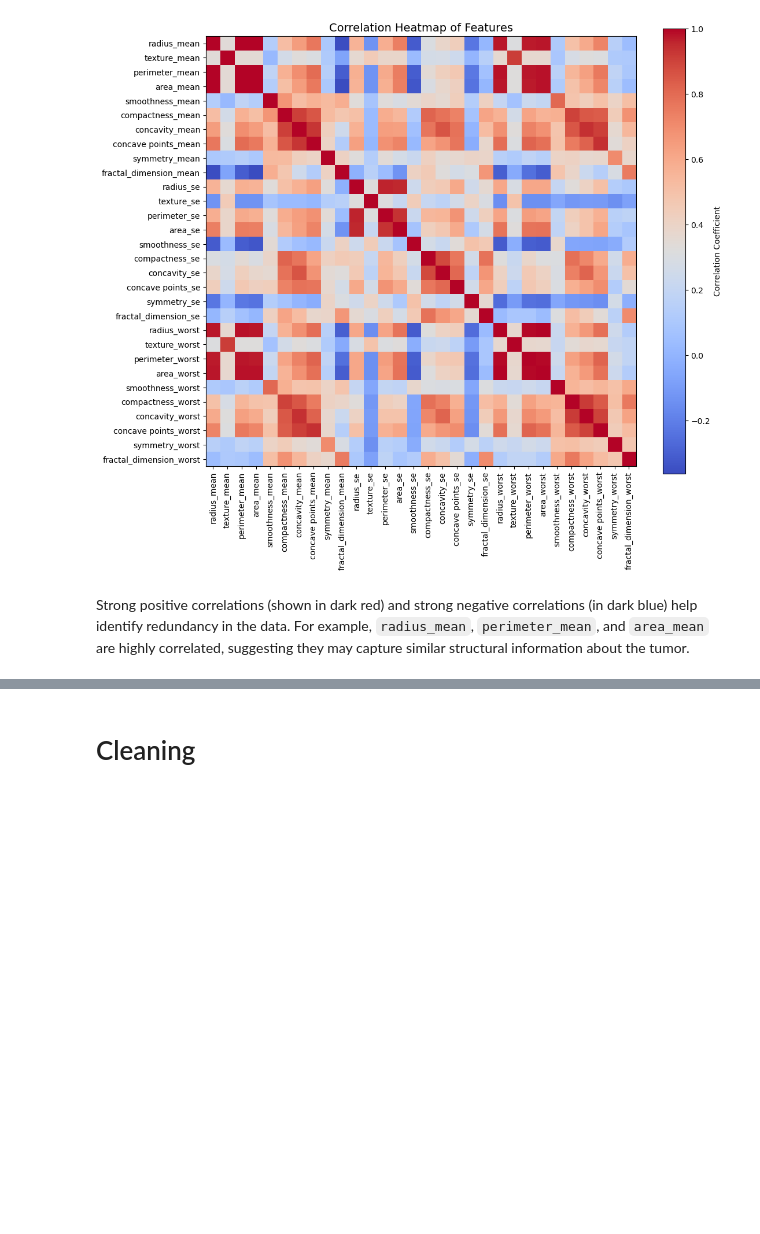
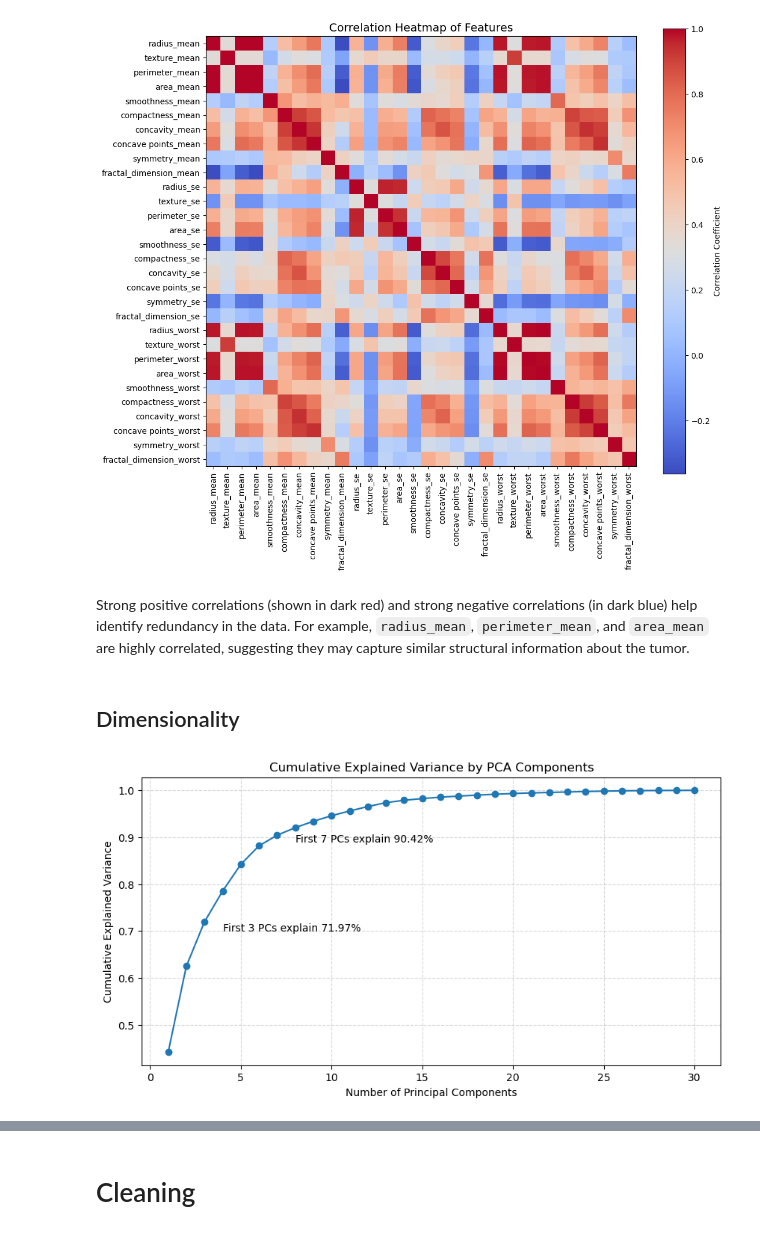
Before and after one commit to ikotsov/MLCB-Assignment-2, a Jupyter notebook: notebooks/data_exploration.ipynb, the cells around one changed output, grey strips where cells are left out. Cells and saved outputs as stored; diff of their text form; code cells hidden in the pictures; blank space fills up the shorter version.

Commit message:
feat: add pca analysis

```diff
--- a/notebooks/data_exploration.ipynb
+++ b/notebooks/data_exploration.ipynb
@@ -230,3 +230,40 @@ plt.show()
 [figure]
 # %% [markdown]
 Strong positive correlations (shown in dark red) and strong negative correlations (in dark blue) help identify redundancy in the data. For example, `radius_mean`, `perimeter_mean`, and `area_mean` are highly correlated, suggesting they may capture similar structural information about the tumor.
+# %% [markdown]
+## Dimensionality
+# %%
+from sklearn.preprocessing import StandardScaler
+from sklearn.decomposition import PCA
+from sklearn.impute import SimpleImputer
+
+X = df[features]
+
+# Impute missing values with mean, otherwise pca will not work
+imputer = SimpleImputer(strategy='mean')
+X_imputed = imputer.fit_transform(X)
+
+# Standardize the features before PCA
+scaler = StandardScaler()
+X_scaled = scaler.fit_transform(X_imputed)
+
+# Apply PCA and keep all components for analysis
+pca = PCA()
+X_pca = pca.fit_transform(X_scaled)
+
+total_variance_3 = pca.explained_variance_ratio_[:3].sum()
+total_variance_7 = pca.explained_variance_ratio_[:7].sum()
+
+# Plot the explained variance ratio
+plt.figure(figsize=(10, 5))
+plt.plot(range(1, len(pca.explained_variance_ratio_) + 1),
+         pca.explained_variance_ratio_.cumsum(), marker='o')
+plt.text(8, 0.89, f"First 7 PCs explain {total_variance_7 * 100:.2f}%", fontsize=10)
+plt.text(4, 0.7, f"First 3 PCs explain {total_variance_3 * 100:.2f}%", fontsize=10)
+plt.title("Cumulative Explained Variance by PCA Components")
+plt.xlabel("Number of Principal Components")
+plt.ylabel("Cumulative Explained Variance")
+plt.grid(True, linestyle='--', alpha=0.5)
+plt.show()
+# %% [output]
+[figure, added]
```
Also changed, not shown: parts of 3 cells of this notebook.
